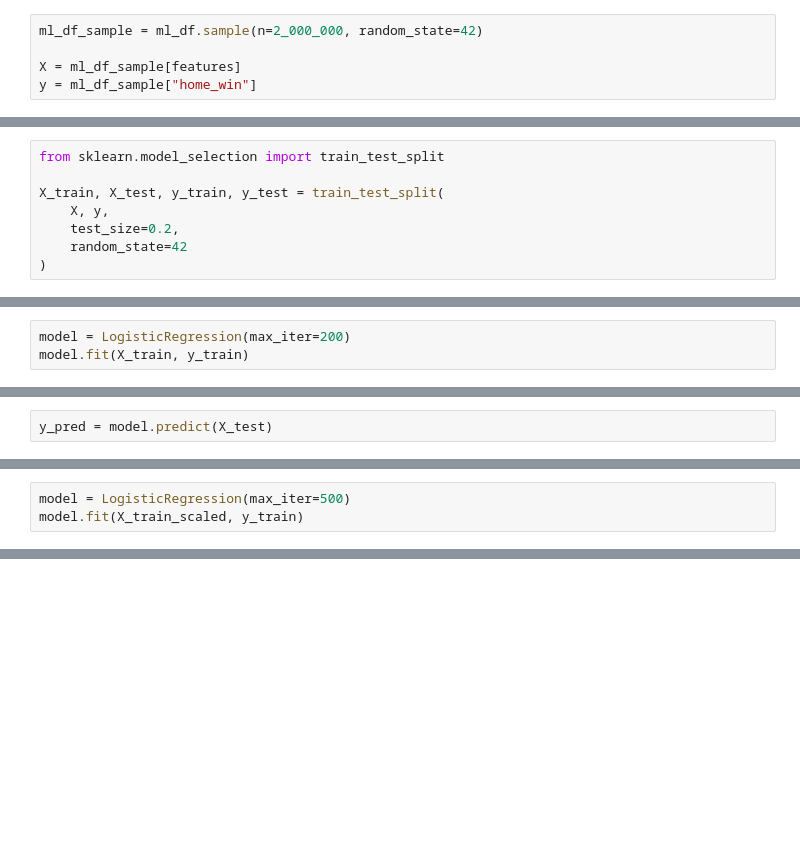
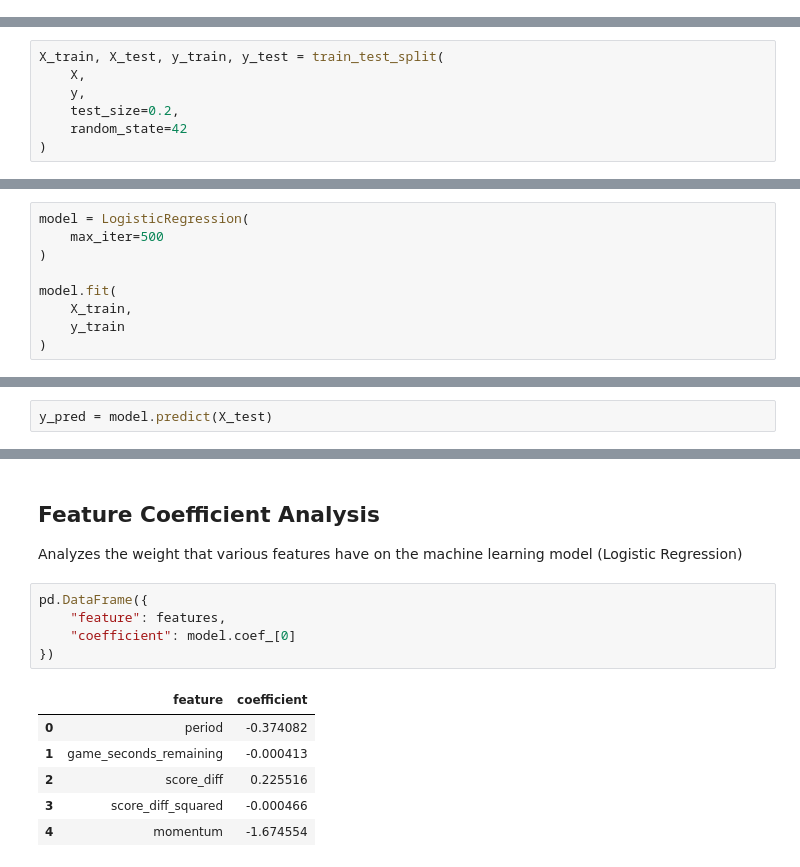
Before and after one commit to monish-3110/NBA-Win-Probability, a Jupyter notebook: notebooks/02_model_baseline.ipynb, the cells around one changed output, grey strips where cells are left out. Saved outputs shown, nothing was run; the diff lists cells and outputs as text; blank space fills up the shorter version.

```diff
--- a/notebooks/02_model_baseline.ipynb
+++ b/notebooks/02_model_baseline.ipynb
@@ -21,5 +68,0 @@ y = ml_df["home_win"]
-# %%
-ml_df_sample = ml_df.sample(n=2_000_000, random_state=42)
-
-X = ml_df_sample[features]
-y = ml_df_sample["home_win"]
@@ -26,8 +73,7 @@ y = ml_df_sample["home_win"]
 # %%
-from sklearn.model_selection import train_test_split
-
 X_train, X_test, y_train, y_test = train_test_split(
-    X, y,
+    X,
+    y,
     test_size=0.2,
     random_state=42
 )
@@ -36,4 +84,10 @@ from sklearn.linear_model import LogisticRegression
 # %%
-model = LogisticRegression(max_iter=200)
-model.fit(X_train, y_train)
+model = LogisticRegression(
+    max_iter=500
+)
+
+model.fit(
+    X_train,
+    y_train
+)
 # %% [output]
@@ -57,3 +116,0 @@ X_test_scaled = scaler.transform(X_test)
-# %%
-model = LogisticRegression(max_iter=500)
-model.fit(X_train_scaled, y_train)
@@ -72,0 +196,16 @@ KeyError: 'type'
+# %% [markdown]
+## Feature Coefficient Analysis
+
+Analyzes the weight that various features have on the machine learning model (Logistic Regression)
+# %%
+pd.DataFrame({
+    "feature": features,
+    "coefficient": model.coef_[0]
+})
+# %% [output]
+|  | feature | coefficient |
+| 0 | period | -0.374082 |
+| 1 | game_seconds_remaining | -0.000413 |
+| 2 | score_diff | 0.225516 |
+| 3 | score_diff_squared | -0.000466 |
+| 4 | momentum | -1.674554 |
```
Also changed, not shown: parts of 34 cells of this notebook, 6 other files.
